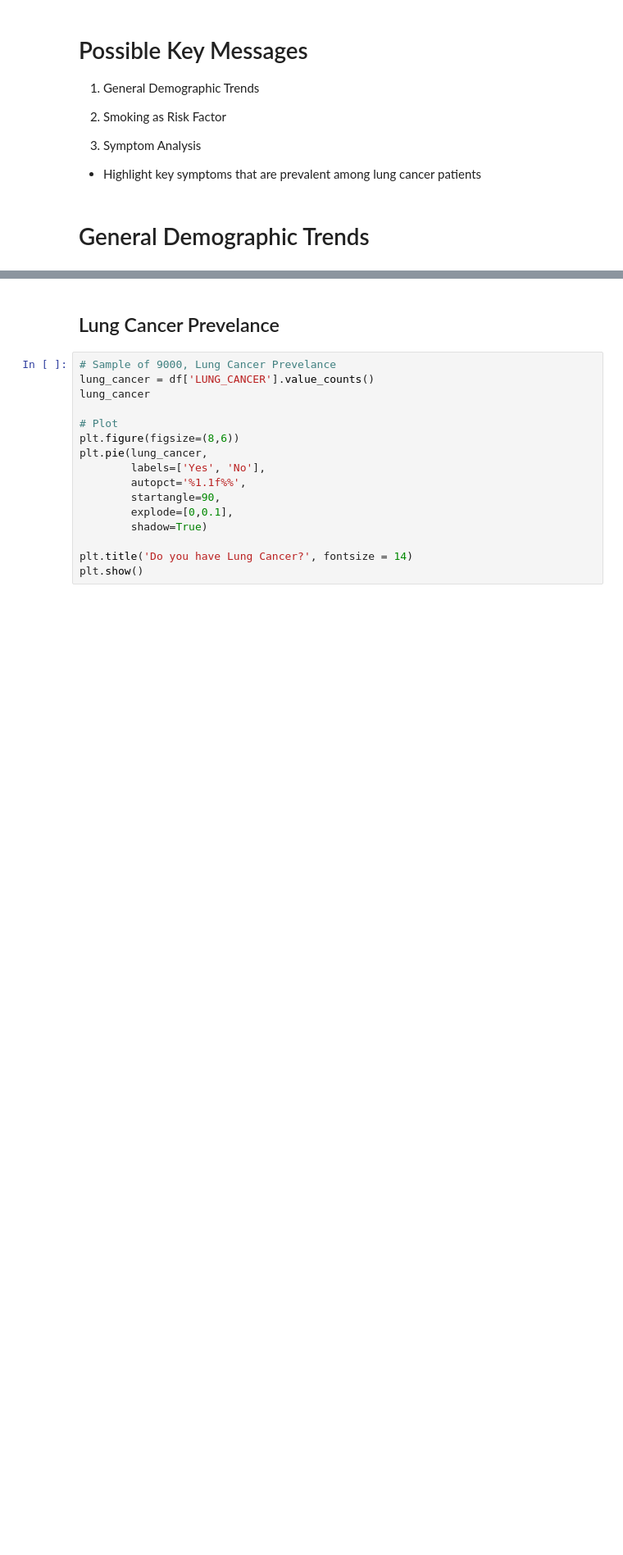
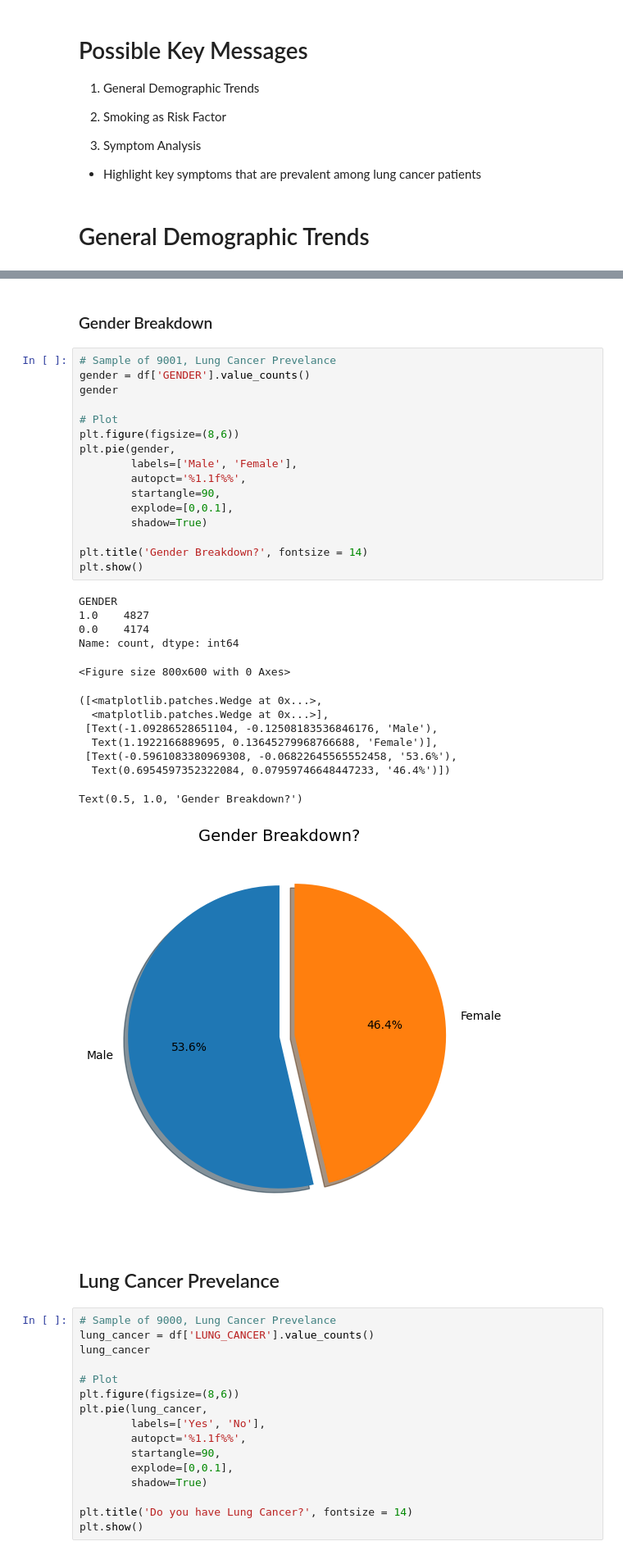
Before and after one commit to mattyapers/DSA312-Lung-Cancer, a Jupyter notebook: LungCancer.ipynb, the cells around one changed output, grey strips where cells are left out. Shown: that part at 82% size. Cells and saved outputs as stored; diff of their text form; blank space fills up the shorter version.

```diff
--- a/LungCancer.ipynb
+++ b/LungCancer.ipynb
@@ -136,3 +138,35 @@ Assess how lifestyle or pre exiting conditions contribute to lung cancer.
+# %% [markdown]
+### Gender Breakdown
+# %%
+# Sample of 9001, Lung Cancer Prevelance
+gender = df['GENDER'].value_counts()
+gender
+
+# Plot
+plt.figure(figsize=(8,6))
+plt.pie(gender,
+        labels=['Male', 'Female'],
+        autopct='%1.1f%%',
+        startangle=90,
+        explode=[0,0.1],
+        shadow=True)
+
+plt.title('Gender Breakdown?', fontsize = 14)
+plt.show()
+# %% [output]
+GENDER
+1.0    4827
+0.0    4174
+Name: count, dtype: int64
+<Figure size 800x600 with 0 Axes>
+([<matplotlib.patches.Wedge at 0x...>,
+  <matplotlib.patches.Wedge at 0x...>],
+ [Text(-1.09286528651104, -0.12508183536846176, 'Male'),
+  Text(1.1922166889695, 0.13645279968766688, 'Female')],
+ [Text(-0.5961083380969308, -0.06822645565552458, '53.6%'),
+  Text(0.6954597352322084, 0.07959746648447233, '46.4%')])
+Text(0.5, 1.0, 'Gender Breakdown?')
+[figure, added]
 # %% [markdown]
 ## Lung Cancer Prevelance
 # %%
```
Also changed, not shown: parts of 20 cells of this notebook.
